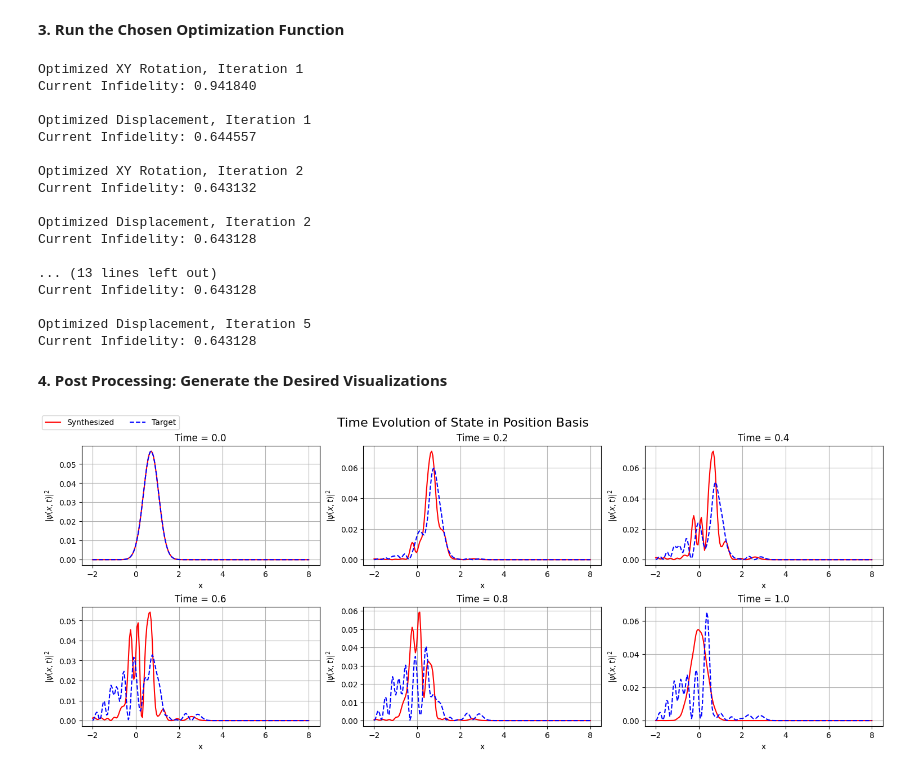
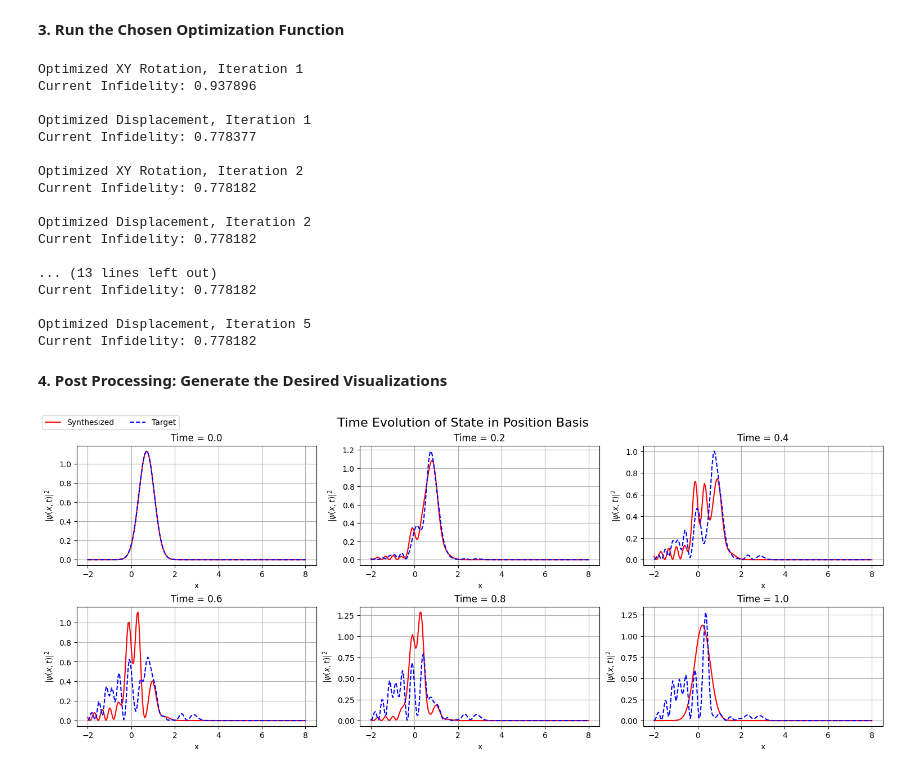
Before and after one commit to alexaymehra/hybrid-quantum-simulation, a Jupyter notebook: notebooks/main.ipynb, the cells around one changed output. Saved outputs shown, nothing was run; the diff lists cells and outputs as text; code cells hidden in the pictures.

Commit message:
reverted to old visualization functions:

```diff
--- a/notebooks/main.ipynb
+++ b/notebooks/main.ipynb
@@ -60,7 +58,7 @@ backend = utils.Gates(
 depth = 6
 
 # Choose parameters for gates with configurable parameters not in the optimization
-utils.AlwaysOnGate.config["omega"] = 2
+utils.AlwaysOnGate.config["omega"] = morse_potential.angular_freq
 utils.AlwaysOnGate.config["chi"] = 0.01
 utils.AlwaysOnGate.config["time"] = backend.time
 
@@ -87,22 +85,22 @@ optimal_params = optimization.run_optimization(
 )
 # %% [output]
 Optimized XY Rotation, Iteration 1
-Current Infidelity: 0.941840
+Current Infidelity: 0.937896
 
 Optimized Displacement, Iteration 1
-Current Infidelity: 0.644557
+Current Infidelity: 0.778377
 
 Optimized XY Rotation, Iteration 2
-Current Infidelity: 0.643132
+Current Infidelity: 0.778182
 
 Optimized Displacement, Iteration 2
-Current Infidelity: 0.643128
+Current Infidelity: 0.778182
 
 ... (13 lines left out)
-Current Infidelity: 0.643128
+Current Infidelity: 0.778182
 
 Optimized Displacement, Iteration 5
-Current Infidelity: 0.643128
+Current Infidelity: 0.778182
 # %% [markdown]
 **4. Post Processing: Generate the Desired Visualizations**
 # %%
@@ -119,37 +117,37 @@ synthesized_hamiltonian = (1j / backend.time) * sp.linalg.logm(synthesized_evolu
 
 target_time = 1 # End time to be visualized for the wavefunction
 n_steps = 6     # number of time steps to visualize
 
 # --- Choose Initial State ---
 
 # Choose the Initial State for the Qubit
 init_qubit_state = np.array([1, 0], dtype=complex)
 
 # Choose the Initial State for the Qumode
 
 # Option 1: Fock state
 #fock_state_index = 2
 #init_qumode_state = np.zeros(N, dtype=complex)
 #init_qumode_state[fock_state_index] = 1.0
 
 # Option 2: Coherent state
 from qutip import coherent
 alpha = 1.0 + 0.5j
 init_qumode_state = coherent(backend.dim, alpha).full().flatten()
 
 # --- Generate Wavefunction Visualization ---
 visualization.generate_wavefunc(
     init_qubit_state = init_qubit_state,
     init_qumode_state = init_qumode_state,
     target_time = target_time,
     n_steps = n_steps,
     gen_hamiltonian = synthesized_hamiltonian,
-    mp = morse_potential,
-    N = backend.dim,
-    morse_to_optimize = morse_evolution
+    backend = backend,
+    morse_to_optimize = morse_evolution,
+    mp = morse_potential
 )
 # %% [output]
-[figure, old version]
+[figure, new version]
 # %%
 # Generate Wigner Function Graphics
 
```
Also changed, not shown: parts of 2 cells of this notebook, 3 other files.
